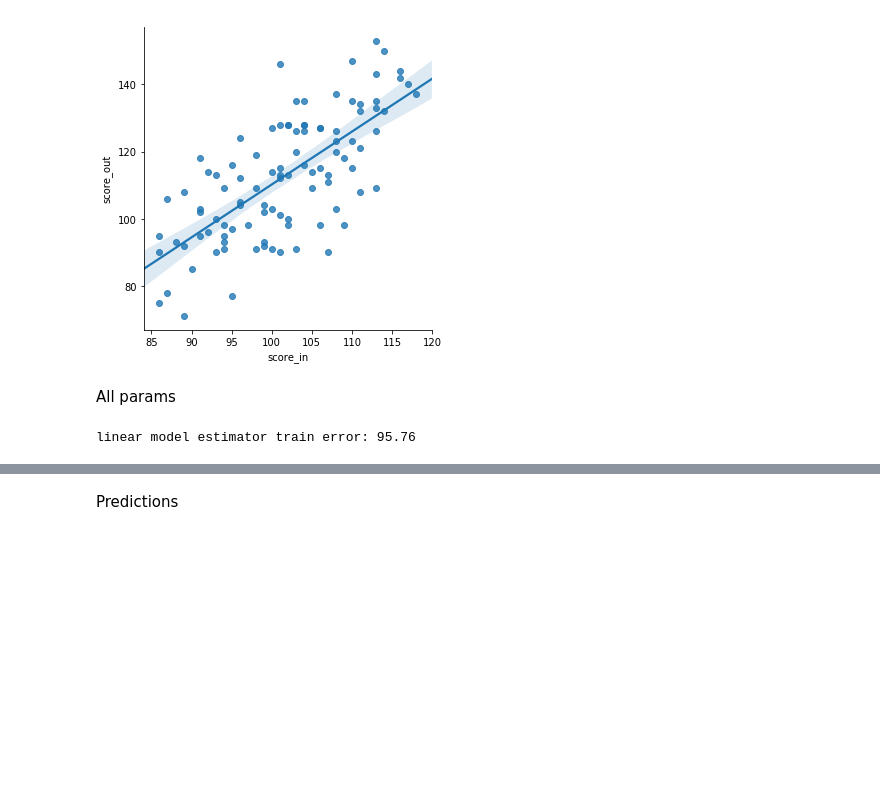
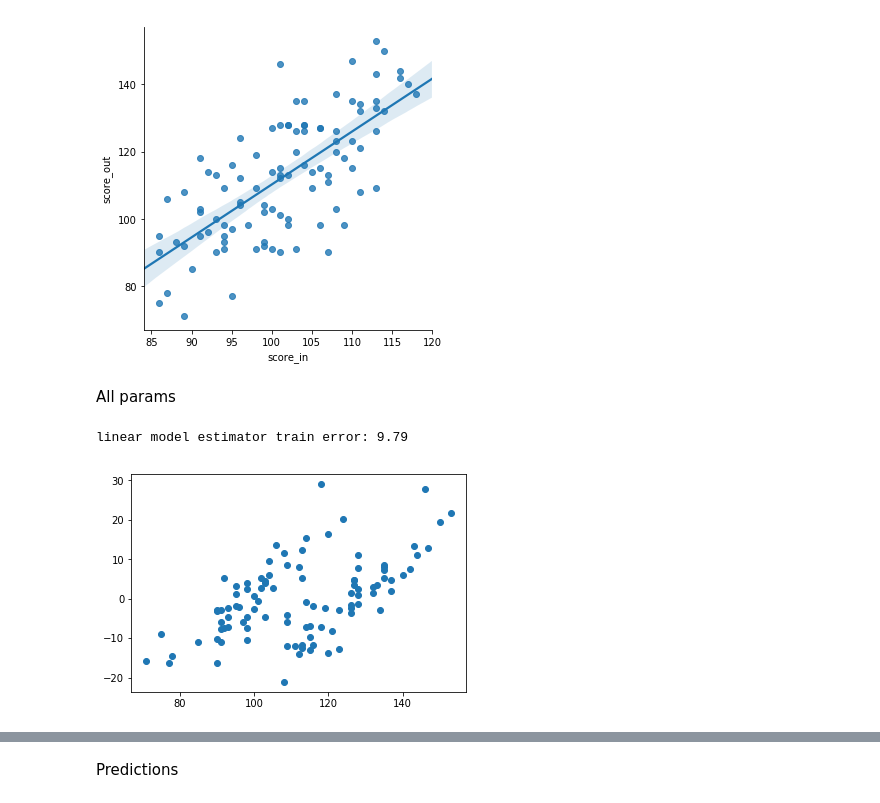
Before and after one commit to profinit/MFF-BDT, a Jupyter notebook: cviceni/06_PYTHON_ML/regression_modelling.ipynb, the cells around one changed output, grey strips where cells are left out. Saved outputs shown, nothing was run; the diff lists cells and outputs as text; code cells hidden in the pictures; blank space fills up the shorter version.

```diff
--- a/cviceni/06_PYTHON_ML/regression_modelling.ipynb
+++ b/cviceni/06_PYTHON_ML/regression_modelling.ipynb
@@ -155,8 +180,15 @@ Y = df['score_out']
 model = LinearRegression()
 
 model.fit(X, Y)
-score = mean_squared_error(model.predict(X), Y)
+score = np.sqrt(mean_squared_error(model.predict(X), Y))
 
 print('linear model estimator train error: {:.2f}'.format(score))
 # %% [output]
-linear model estimator train error: 95.76
+linear model estimator train error: 9.79
+# %%
+pred = model.predict(X)
+residual = Y - pred
+
+plt.scatter(Y, residual);
+# %% [output]
+[figure, added]
```
Also changed, not shown: parts of 14 cells of this notebook.
